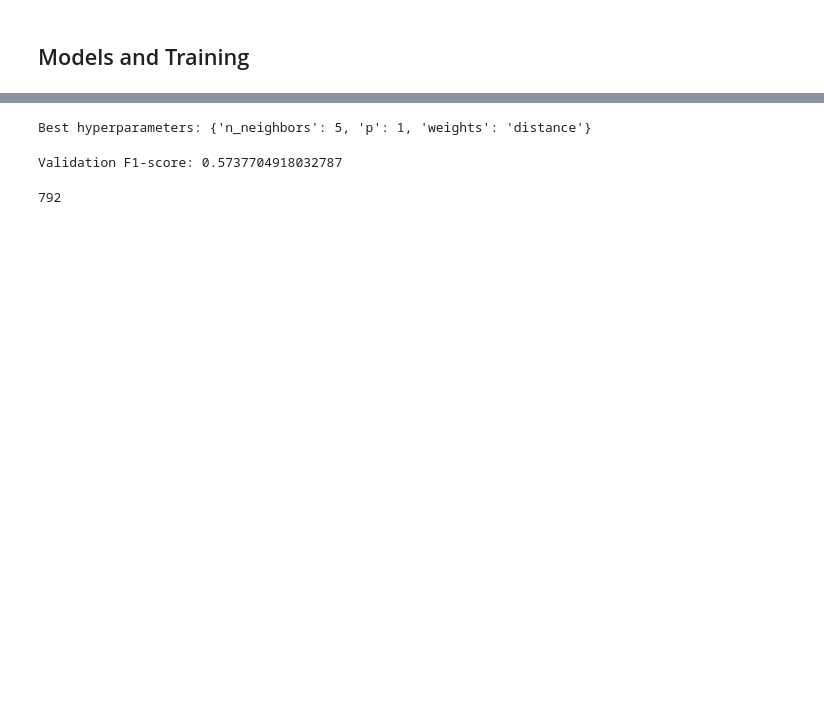
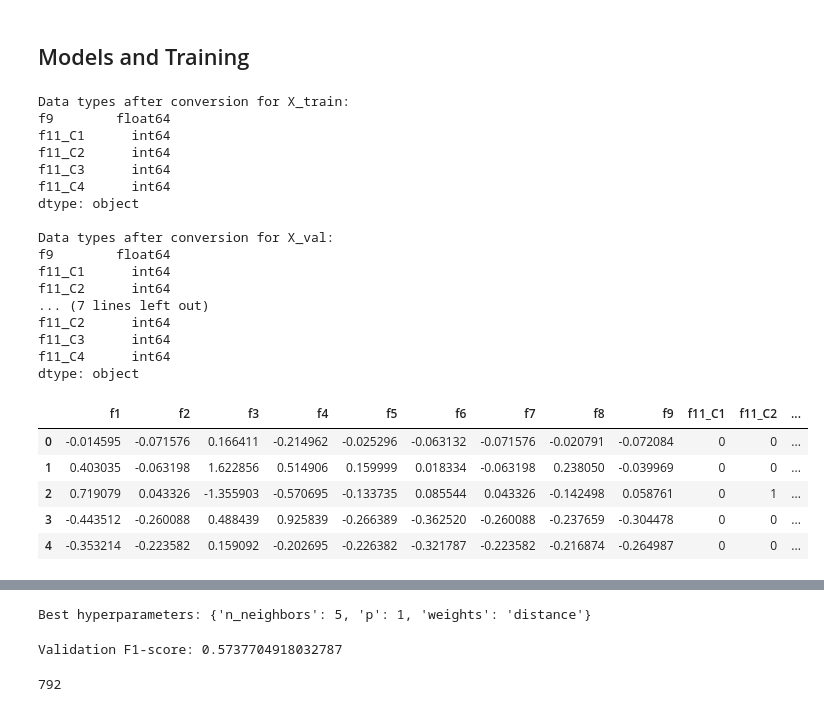
Before and after one commit to Ahmedexe/ICS485-Project, a Jupyter notebook: projectPartA.ipynb, the cells around one changed output, grey strips where cells are left out. Cells and saved outputs as stored; diff of their text form; code cells hidden in the pictures; blank space fills up the shorter version.

```diff
--- a/projectPartA.ipynb
+++ b/projectPartA.ipynb
@@ -241,2 +242,38 @@ Name: y, Length: 7108, dtype: int64
 # %% [markdown]
 ## Models and Training
+# %%
+for df_name in ['X_train', 'X_val', 'df_test']:
+    df = globals()[df_name]
+    # Identify boolean columns
+    boolean_cols = df.select_dtypes(include='bool').columns.tolist()
+    # Convert boolean columns to integer (0 or 1)
+    for col in boolean_cols:
+        df[col] = df[col].astype(int)
+    print(f"Data types after conversion for {df_name}:\n{df.dtypes.tail()}\n")
+
+# Display the head of X_train to confirm changes
+X_train.head()
+# %% [output]
+Data types after conversion for X_train:
+f9        float64
+f11_C1      int64
+f11_C2      int64
+f11_C3      int64
+f11_C4      int64
+dtype: object
+
+Data types after conversion for X_val:
+f9        float64
+f11_C1      int64
+f11_C2      int64
+... (7 lines left out)
+f11_C2      int64
+f11_C3      int64
+f11_C4      int64
+dtype: object
+|  | f1 | f2 | f3 | f4 | f5 | f6 | f7 | f8 | f9 | f11_C1 | f11_C2 | ... |
+| 0 | -0.014595 | -0.071576 | 0.166411 | -0.214962 | -0.025296 | -0.063132 | -0.071576 | -0.020791 | -0.072084 | 0 | 0 | ... |
+| 1 | 0.403035 | -0.063198 | 1.622856 | 0.514906 | 0.159999 | 0.018334 | -0.063198 | 0.238050 | -0.039969 | 0 | 0 | ... |
+| 2 | 0.719079 | 0.043326 | -1.355903 | -0.570695 | -0.133735 | 0.085544 | 0.043326 | -0.142498 | 0.058761 | 0 | 1 | ... |
+| 3 | -0.443512 | -0.260088 | 0.488439 | 0.925839 | -0.266389 | -0.362520 | -0.260088 | -0.237659 | -0.304478 | 0 | 0 | ... |
+| 4 | -0.353214 | -0.223582 | 0.159092 | -0.202695 | -0.226382 | -0.321787 | -0.223582 | -0.216874 | -0.264987 | 0 | 0 | ... |
```
Also changed, not shown: parts of 17 cells of this notebook.
